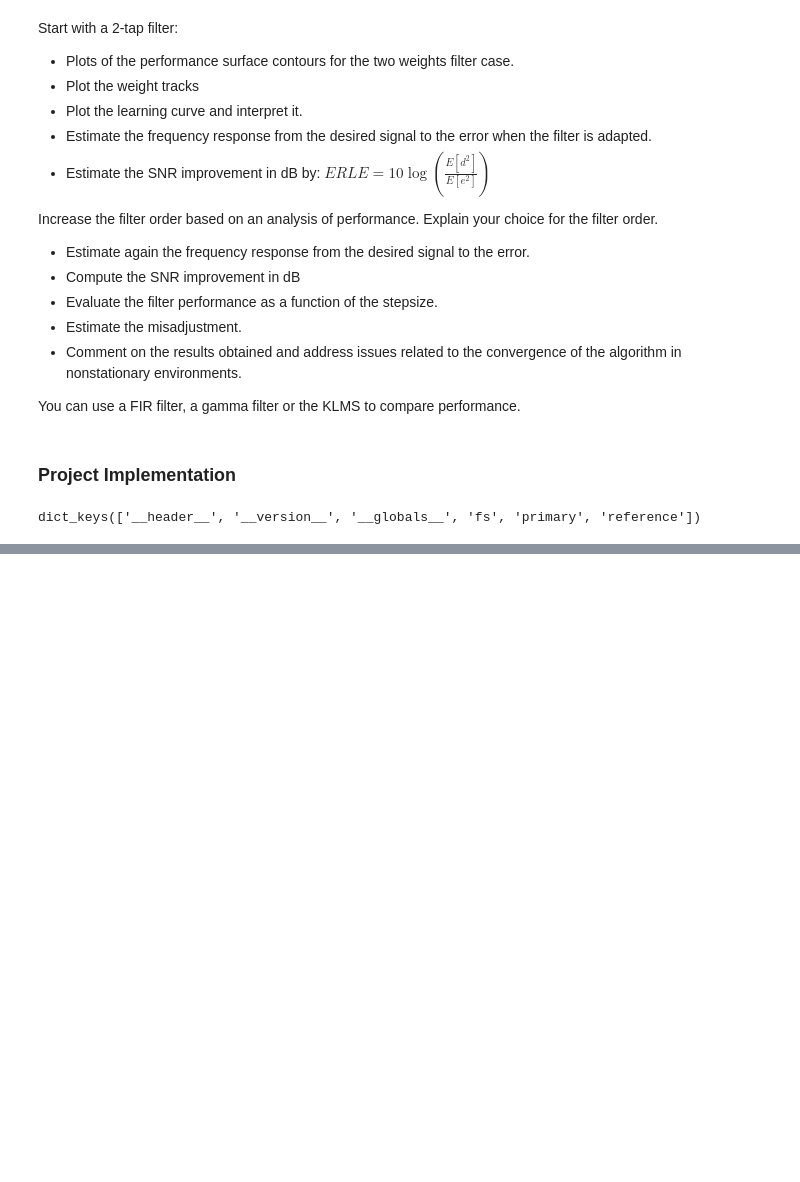
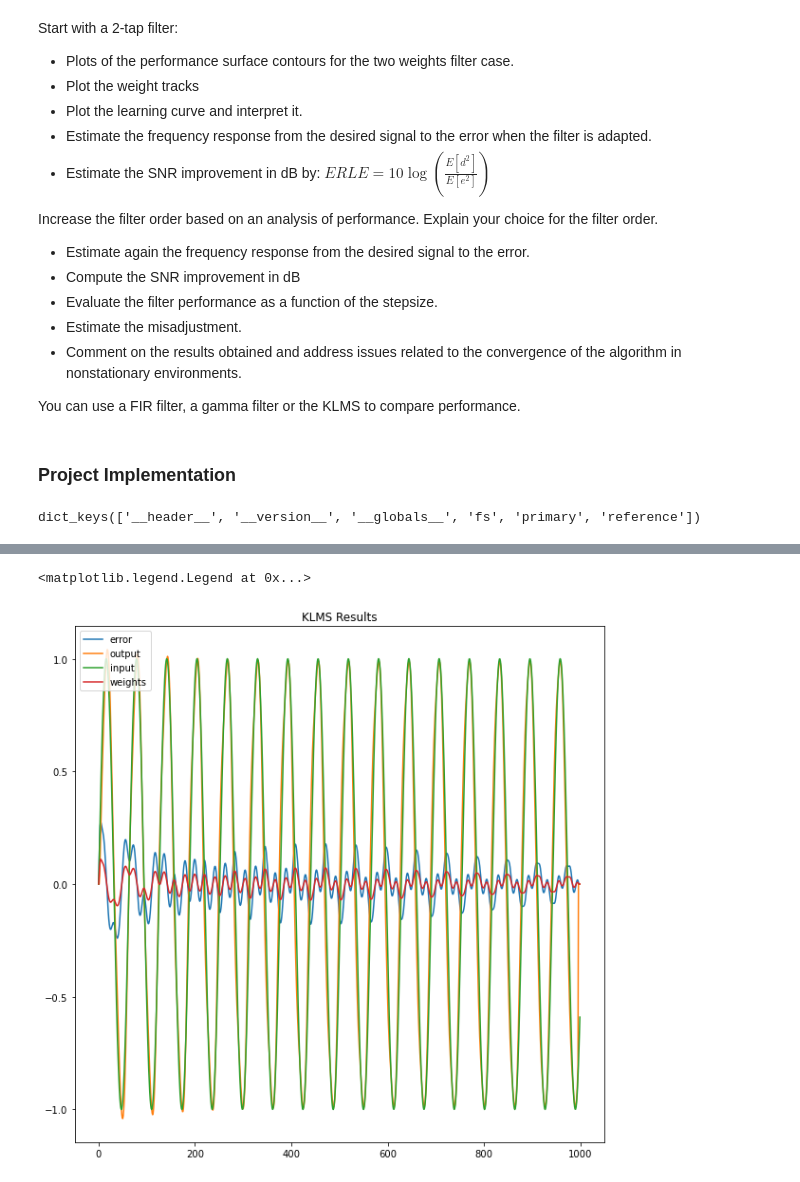
Before and after one commit to IanGMalone/Denoising_with_NLMS_and_KLMS, a Jupyter notebook: Denoising.ipynb, the cells around one changed output, grey strips where cells are left out. Cells and saved outputs as stored; diff of their text form; code cells hidden in the pictures; blank space fills up the shorter version.

```diff
--- a/Denoising.ipynb
+++ b/Denoising.ipynb
@@ -153,0 +134,4 @@ plt.plot(a)
+# %%
+klms_test = KLMS(step_size=0.4, sigma=1, order=3)
+# %%
+f,a,c,e = klms_test.compute(amplitude,amplitude)
@@ -153,0 +155,13 @@ plt.plot(a)
+# %%
+plt.figure(figsize=(10,10))
+
+plt.plot(e, label='error')
+plt.plot(f, label='output')
+plt.plot(amplitude, label='input')
+plt.plot(a, label='weights')
+
+plt.title('KLMS Results')
+plt.legend(loc="upper left")
+# %% [output]
+<matplotlib.legend.Legend at 0x...>
+[figure, added]
```
Also changed, not shown: parts of 10 cells of this notebook.
